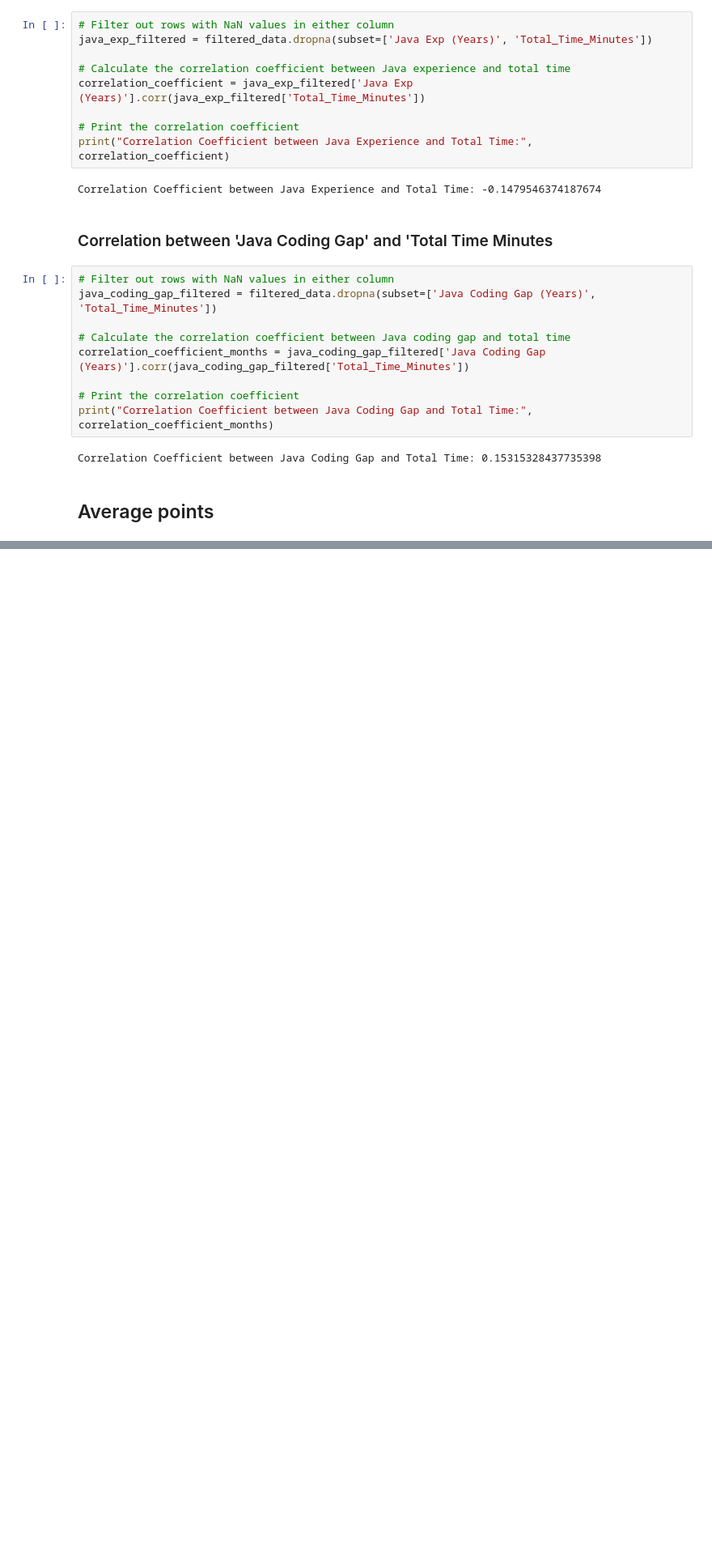
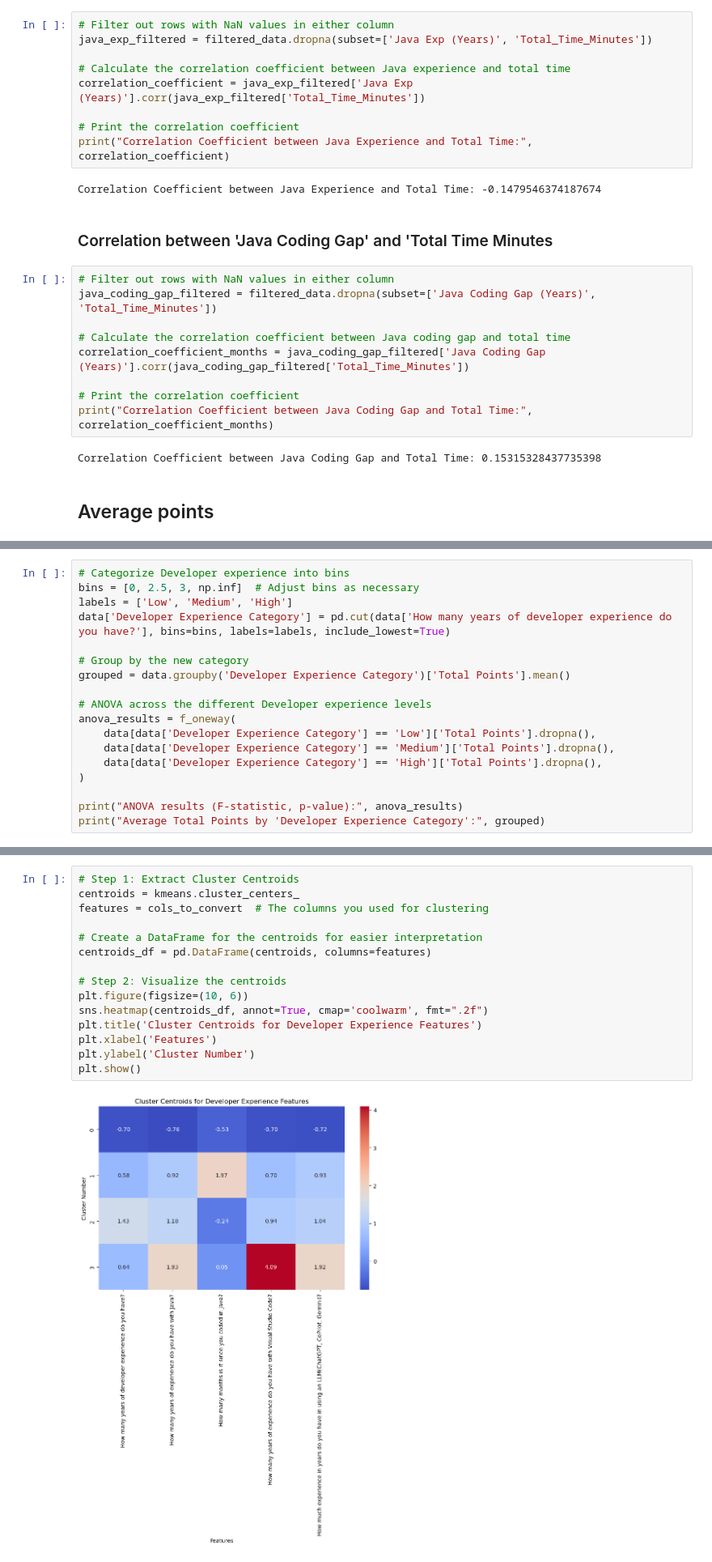
Before and after one commit to cseetreview/review_project, a Jupyter notebook: dataanalysis copy.ipynb, the cells around one changed output, grey strips where cells are left out. Shown: that part at 81% size. Cells and saved outputs as stored; diff of their text form; blank space fills up the shorter version.

```diff
--- a/dataanalysis copy.ipynb
+++ b/dataanalysis copy.ipynb
@@ -540,0 +544,18 @@ plt.show()
+# %%
+# Categorize Developer experience into bins
+bins = [0, 2.5, 3, np.inf]  # Adjust bins as necessary
+labels = ['Low', 'Medium', 'High']
+data['Developer Experience Category'] = pd.cut(data['How many years of developer experience do you have?'], bins=bins, labels=labels, include_lowest=True)
+
+# Group by the new category
+grouped = data.groupby('Developer Experience Category')['Total Points'].mean()
+
+# ANOVA across the different Developer experience levels
+anova_results = f_oneway(
+    data[data['Developer Experience Category'] == 'Low']['Total Points'].dropna(),
+    data[data['Developer Experience Category'] == 'Medium']['Total Points'].dropna(),
+    data[data['Developer Experience Category'] == 'High']['Total Points'].dropna(),
+)
+
+print("ANOVA results (F-statistic, p-value):", anova_results)
+print("Average Total Points by 'Developer Experience Category':", grouped)
@@ -540,0 +649,17 @@ plt.show()
+# %%
+# Step 1: Extract Cluster Centroids
+centroids = kmeans.cluster_centers_
+features = cols_to_convert  # The columns you used for clustering
+
+# Create a DataFrame for the centroids for easier interpretation
+centroids_df = pd.DataFrame(centroids, columns=features)
+
+# Step 2: Visualize the centroids
+plt.figure(figsize=(10, 6))
+sns.heatmap(centroids_df, annot=True, cmap='coolwarm', fmt=".2f")
+plt.title('Cluster Centroids for Developer Experience Features')
+plt.xlabel('Features')
+plt.ylabel('Cluster Number')
+plt.show()
+# %% [output]
+[figure, added]
```
Also changed, not shown: parts of 10 cells of this notebook, 2 other files.
